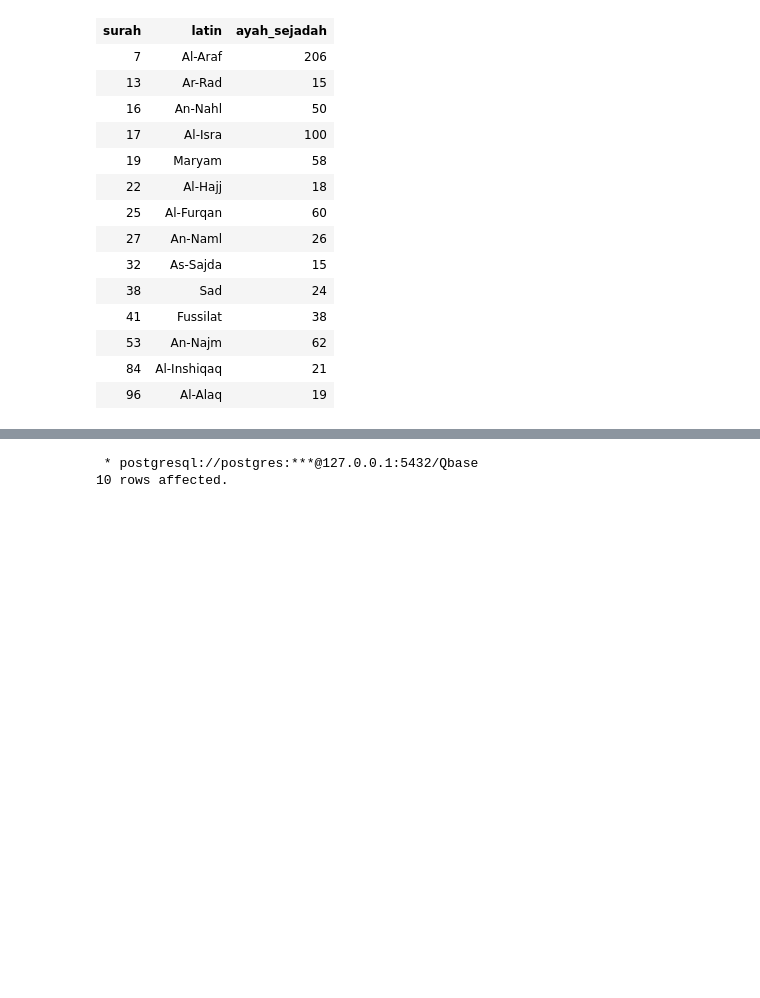
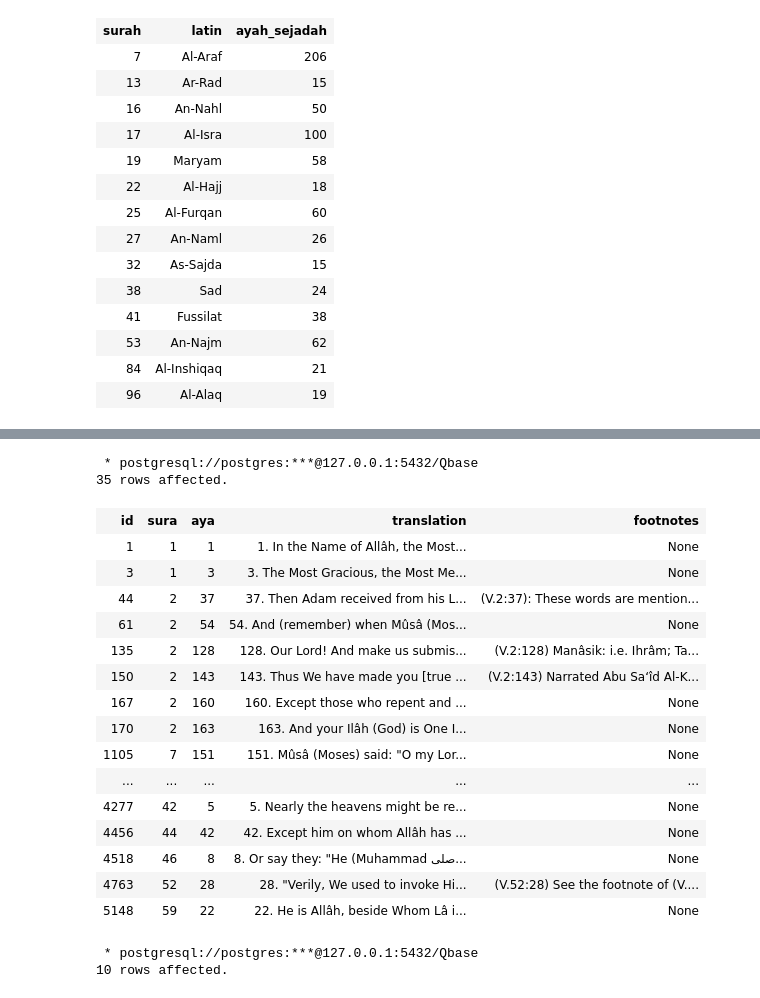
Before and after one commit to ArifYacop/quran-dataset, a Jupyter notebook: quran/query.ipynb, the cells around one changed output, grey strips where cells are left out. Cells and saved outputs as stored; diff of their text form; code cells hidden in the pictures; blank space fills up the shorter version.

```diff
--- a/quran/query.ipynb
+++ b/quran/query.ipynb
@@ -202,3 +337,25 @@ WHERE quran_surah.sajda != '0'
+# %%
+%%sql
+SELECT * FROM english WHERE translation LIKE '%the Most Merciful%'
+# %% [output]
+ * postgresql://postgres:***@127.0.0.1:5432/Qbase
+35 rows affected.
+| id | sura | aya | translation | footnotes |
+| 1 | 1 | 1 | 1. In the Name of Allâh, the Most... | None |
+| 3 | 1 | 3 | 3. The Most Gracious, the Most Me... | None |
+| 44 | 2 | 37 | 37. Then Adam received from his L... | (V.2:37): These words are mention... |
+| 61 | 2 | 54 | 54. And (remember) when Mûsâ (Mos... | None |
+| 135 | 2 | 128 | 128. Our Lord! And make us submis... | (V.2:128) Manâsik: i.e. Ihrâm; Ta... |
+| 150 | 2 | 143 | 143. Thus We have made you [true ... | (V.2:143) Narrated Abu Sa‘îd Al-K... |
+| 167 | 2 | 160 | 160. Except those who repent and ... | None |
+| 170 | 2 | 163 | 163. And your Ilâh (God) is One I... | None |
+| 1105 | 7 | 151 | 151. Mûsâ (Moses) said: "O my Lor... | None |
+| ... | ... | ... | ... | ... |
+| 4277 | 42 | 5 | 5. Nearly the heavens might be re... | None |
+| 4456 | 44 | 42 | 42. Except him on whom Allâh has ... | None |
+| 4518 | 46 | 8 | 8. Or say they: "He (Muhammad صلى... | None |
+| 4763 | 52 | 28 | 28. "Verily, We used to invoke Hi... | (V.52:28) See the footnote of (V.... |
+| 5148 | 59 | 22 | 22. He is Allâh, beside Whom Lâ i... | None |
 # %%
 %%sql
 SELECT alquran.index as index ,
```
Also changed, not shown: parts of 16 cells of this notebook.
